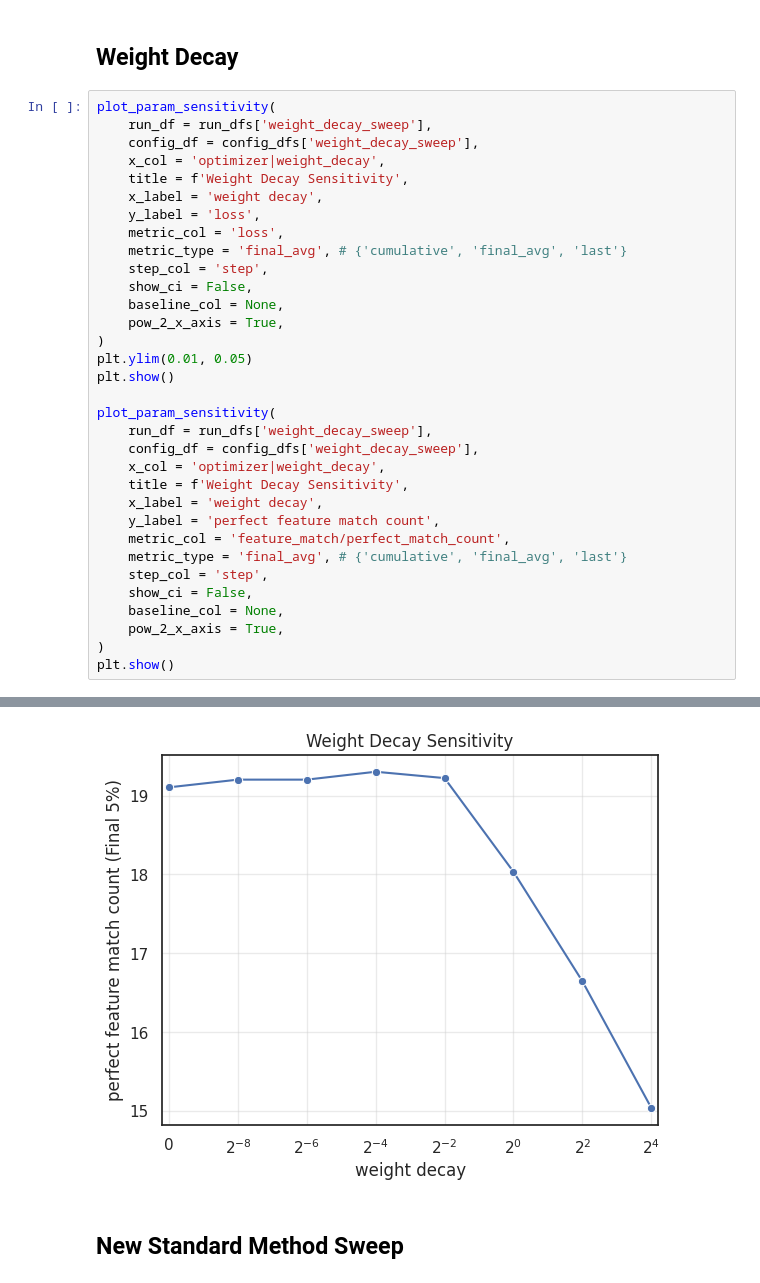
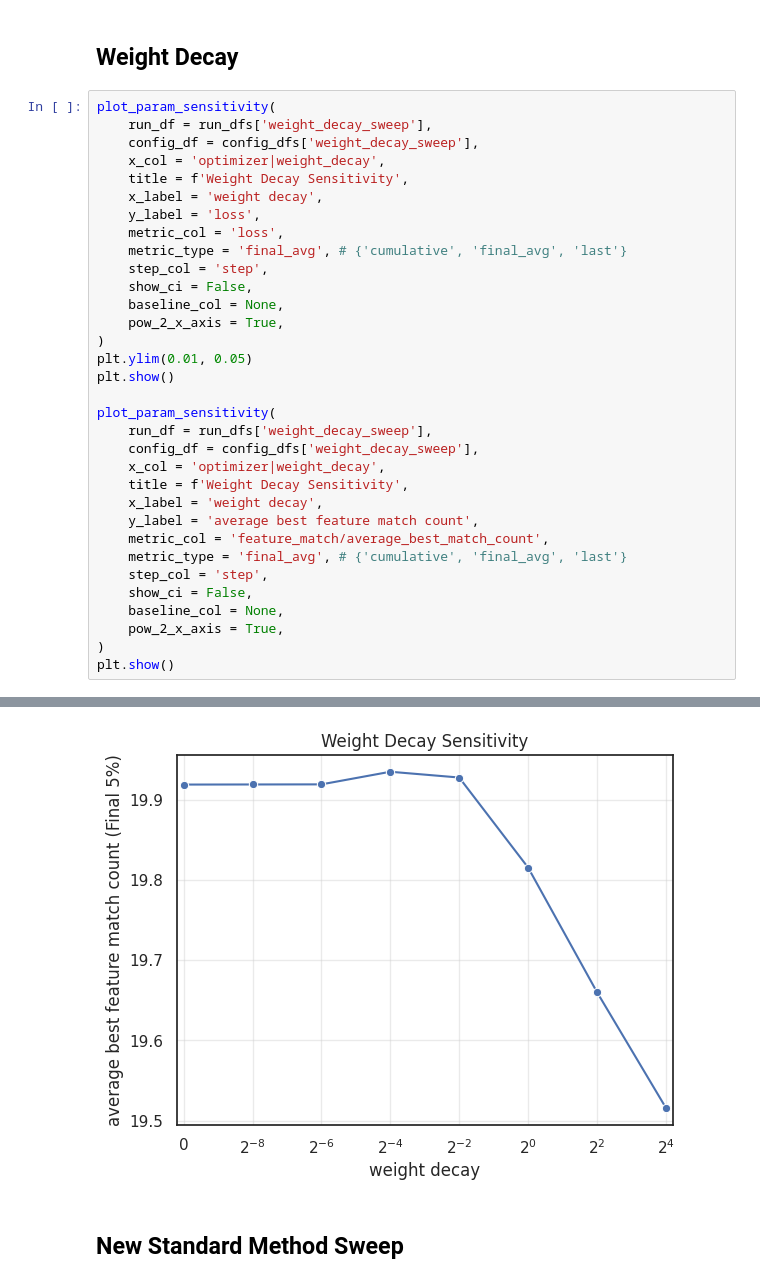
Before and after one commit to ejmejm/phd_research, a Jupyter notebook: phd/feature_search/analysis/paper_part_1_v1/ns_autostep_and_search_hyper_sweep.ipynb, the cells around one changed output, grey strips where cells are left out. Drawn from its saved outputs; the diff is of its cells as text.

```diff
--- a/phd/feature_search/analysis/paper_part_1_v1/ns_autostep_and_search_hyper_sweep.ipynb
+++ b/phd/feature_search/analysis/paper_part_1_v1/ns_autostep_and_search_hyper_sweep.ipynb
@@ -511,36 +511,36 @@ plot_param_sensitivity(
     config_df = config_dfs['weight_decay_sweep'],
     x_col = 'optimizer|weight_decay',
     title = f'Weight Decay Sensitivity',
     x_label = 'weight decay',
     y_label = 'loss',
     metric_col = 'loss',
     metric_type = 'final_avg', # {'cumulative', 'final_avg', 'last'}
     step_col = 'step',
     show_ci = False,
     baseline_col = None,
     pow_2_x_axis = True,
 )
 plt.ylim(0.01, 0.05)
 plt.show()
 
 plot_param_sensitivity(
     run_df = run_dfs['weight_decay_sweep'],
     config_df = config_dfs['weight_decay_sweep'],
     x_col = 'optimizer|weight_decay',
     title = f'Weight Decay Sensitivity',
     x_label = 'weight decay',
-    y_label = 'perfect feature match count',
-    metric_col = 'feature_match/perfect_match_count',
+    y_label = 'average best feature match count',
+    metric_col = 'feature_match/average_best_match_count',
     metric_type = 'final_avg', # {'cumulative', 'final_avg', 'last'}
     step_col = 'step',
     show_ci = False,
     baseline_col = None,
     pow_2_x_axis = True,
 )
 plt.show()
 # %% [output]
 [figure]
-[figure, old version]
+[figure, new version]
 # %% [markdown]
 ## New Standard Method Sweep
 # %%
```
Also changed, not shown: parts of 1 cell of this notebook.
